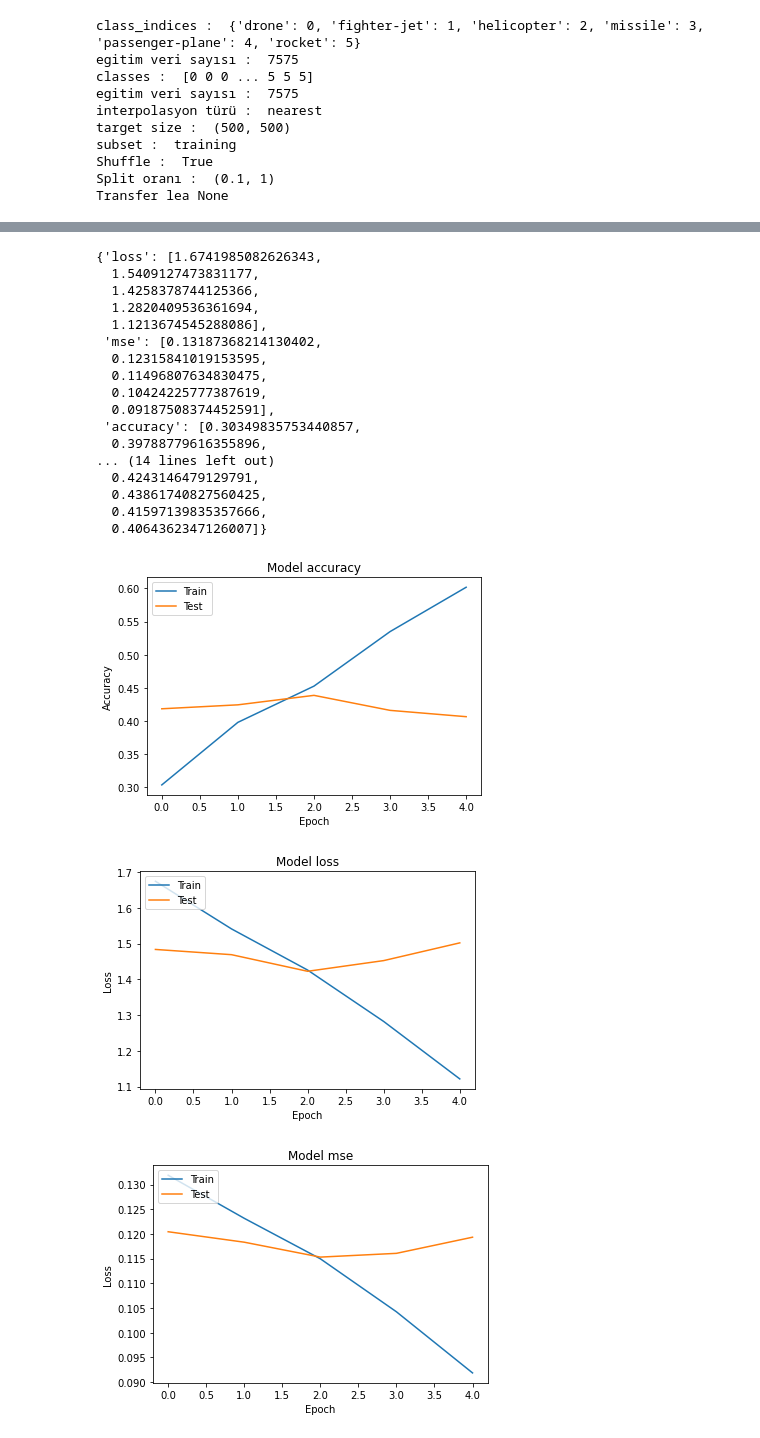
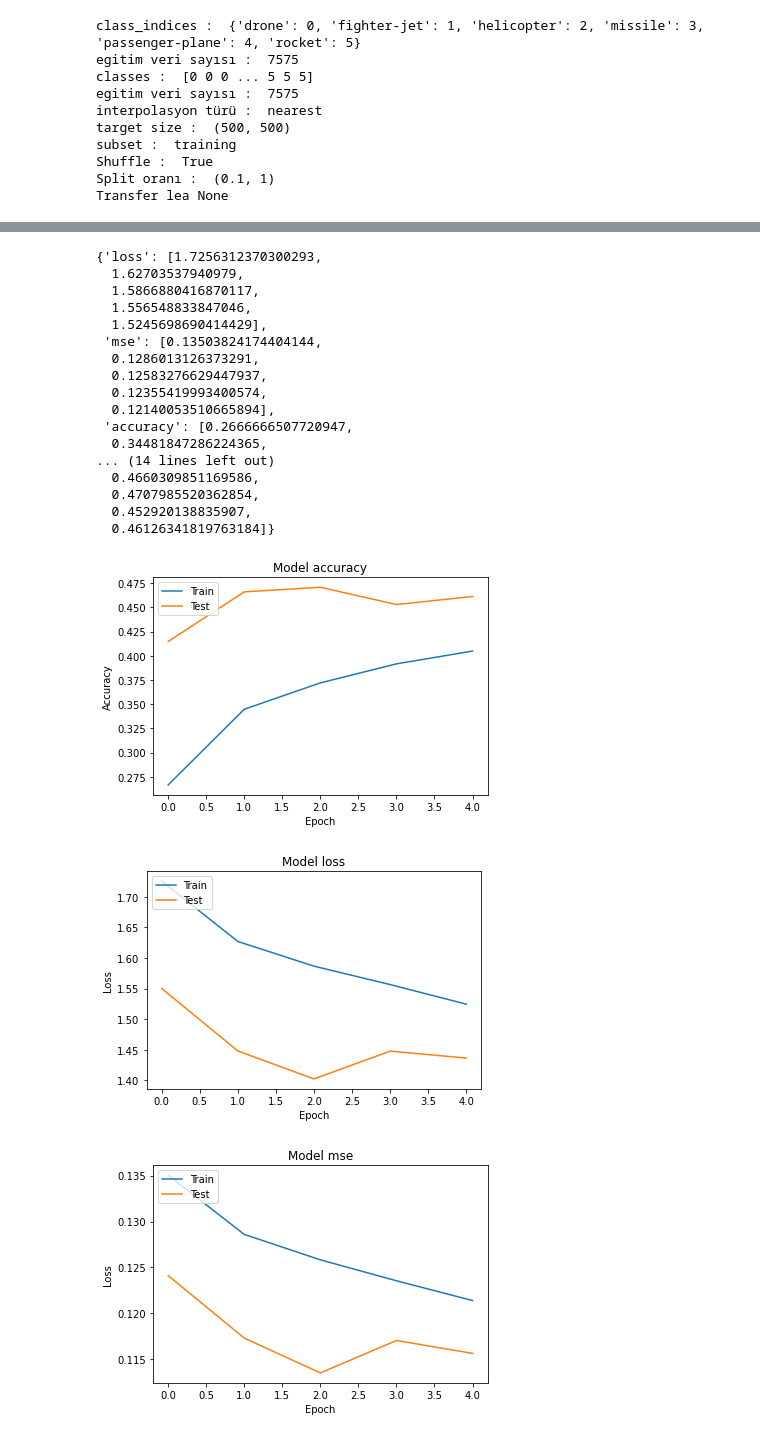
Before and after one commit to yasinsahin0/PlaneImageClassificationCNN, a Jupyter notebook: planes_cnn.ipynb, the cells around one changed output, grey strips where cells are left out. Cells and saved outputs as stored; diff of their text form; code cells hidden in the pictures.

```diff
--- a/planes_cnn.ipynb
+++ b/planes_cnn.ipynb
@@ -27,11 +23,11 @@ test_datagen = ImageDataGenerator(rescale=1./255,
 # %%
 train_datagen = train_datagen.flow_from_directory(base_dir,target_size=(500,500),
                                                   subset="training",
-                                                  batch_size=2)
+                                                  batch_size=16)
 
 test_datagen = test_datagen.flow_from_directory(base_dir,target_size=(500,500),
                                                 subset="validation",
-                                                batch_size=2)
+                                                batch_size=16)
 # %% [output]
 Found 7575 images belonging to 6 classes.
 Found 839 images belonging to 6 classes.
@@ -89,19 +85,17 @@ name : missile
 # %%
 model = Sequential()
 
-model.add(layer=Conv2D(filters=4,activation="elu",kernel_size=(5,5),input_shape = (500,500,3)))
+model.add(layer=Conv2D(filters=4,activation="relu",kernel_size=(5,5),input_shape = (500,500,3)))
 model.add(layers.MaxPooling2D(2,2))
-model.add(layer=Conv2D(filters=8,activation="elu",kernel_size=(5,5)))
+model.add(layers.Dense(50,activation="relu")) # 50 nöron gizli katman
+model.add(layer=Conv2D(filters=8,activation="relu",kernel_size=(5,5)))
 model.add(layers.MaxPooling2D(2,2))
-model.add(layer=Conv2D(filters=16,activation="elu",kernel_size=(5,5)))
+model.add(layers.Dense(100,activation="relu")) # 100 nöron gizli katmanda
+model.add(layer=Conv2D(filters=16,activation="relu",kernel_size=(5,5)))
 model.add(layers.MaxPooling2D(2,2))
-model.add(layer=Conv2D(filters=32,activation="elu",kernel_size=(5,5)))
-model.add(layers.Flatten()) # düzleştirme
-
-model.add(layers.Dense(50,activation="elu")) # 50 nöron gizli katman
-model.add(layers.Dense(100,activation="elu")) # 100 nöron gizli katmanda
-model.add(layers.Dense(100,activation="elu"))
-model.add(layers.Dense(50,activation="elu"))
+model.add(layers.Dense(50,activation="relu")) # 50 nöron gizli katmanda
+model.add(layer=Conv2D(filters=32,activation="relu",kernel_size=(5,5)))
+model.add(layers.Flatten())
 model.add(layers.Dense(6,activation="softmax")) # sınıf sayısı kadar çıktı alıyoruz
 model.summary()
 # %% [output]
@@ -147,56 +140,56 @@ Epoch 5/5
 # %%
 model.history.history
 # %% [output]
-{'loss': [1.6741985082626343,
-  1.5409127473831177,
-  1.4258378744125366,
-  1.2820409536361694,
-  1.1213674545288086],
- 'mse': [0.13187368214130402,
-  0.12315841019153595,
-  0.11496807634830475,
-  0.10424225777387619,
-  0.09187508374452591],
- 'accuracy': [0.30349835753440857,
-  0.39788779616355896,
+{'loss': [1.7256312370300293,
+  1.62703537940979,
+  1.5866880416870117,
+  1.556548833847046,
+  1.5245698690414429],
+ 'mse': [0.13503824174404144,
+  0.1286013126373291,
+  0.12583276629447937,
+  0.12355419993400574,
+  0.12140053510665894],
+ 'accuracy': [0.2666666507720947,
+  0.34481847286224365,
 ... (14 lines left out)
-  0.4243146479129791,
-  0.43861740827560425,
-  0.41597139835357666,
-  0.4064362347126007]}
+  0.4660309851169586,
+  0.4707985520362854,
+  0.452920138835907,
+  0.46126341819763184]}
 # %%
 #plot accuracy vs epoch
 plt.plot(model.history.history['accuracy'])
 plt.plot(model.history.history['val_accuracy'])
 plt.title('Model accuracy')
 plt.ylabel('Accuracy')
 plt.xlabel('Epoch')
 plt.legend(['Train', 'Test'], loc='upper left')
 plt.show()
 
 # Plot loss values vs epoch
 plt.plot(model.history.history['loss'])
 plt.plot(model.history.history['val_loss'])
 plt.title('Model loss')
 plt.ylabel('Loss')
 plt.xlabel('Epoch')
 plt.legend(['Train', 'Test'], loc='upper left')
 plt.show()
 
 # Plot loss values vs epoch
 plt.plot(model.history.history['mse'])
 plt.plot(model.history.history['val_mse'])
 plt.title('Model mse')
 plt.ylabel('Loss')
 plt.xlabel('Epoch')
 plt.legend(['Train', 'Test'], loc='upper left')
 plt.show()
 
 # Evaluate against test data.
-scores = model.evaluate(test_data, verbose=1)
+scores = model.evaluate(test_datagen, verbose=1)
 print('Test loss:', scores[0])
 print('Test accuracy:', scores[1])
 # %% [output]
-[figure, old version]
+[figure, new version]
-[figure, old version]
+[figure, new version]
-[figure, old version]
+[figure, new version]
```
Also changed, not shown: parts of 6 cells of this notebook, 2 other files.
